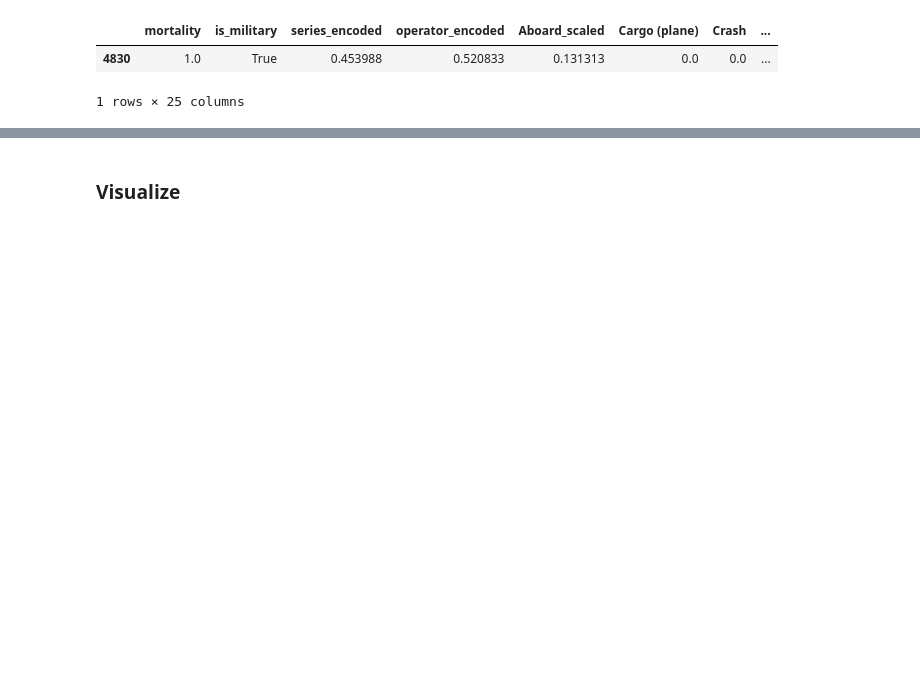
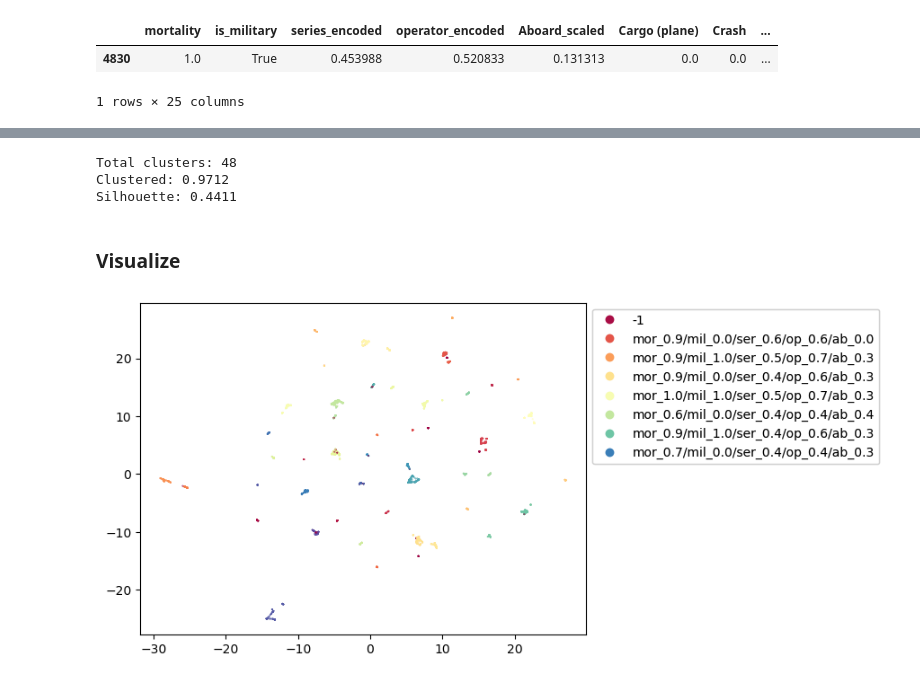
Before and after one commit to programmersockson/air-crash-data-analysis, a Jupyter notebook: 2. airplane_crashes.ipynb, the cells around one changed output, grey strips where cells are left out. Drawn from its saved outputs; the diff is of its cells as text; code cells hidden in the pictures; blank space fills up the shorter version.

```diff
--- a/2. airplane_crashes.ipynb
+++ b/2. airplane_crashes.ipynb
@@ -629,0 +615,15 @@ crashes[crashes_cluster_2.cluster == index][cols_to_show].describe()
+# %%
+hdbscan_model = HDBSCAN(min_cluster_size=32, min_samples=1, prediction_data=False)
+clusters_hdbscan_2 = hdbscan_model.fit_predict(crashes_cluster_2)
+
+clusters_hdbscan_2_names = get_cluster_names(crashes_cluster_2, clusters_hdbscan_2)
+clusters_hdbscan_2_names[-1] = -1
+
+clustered = (clusters_hdbscan_2 >= 0)
+print(f"Total clusters: {len(set(clusters_hdbscan_2))}")
+print(f"Clustered: {(np.sum(clustered) / len(clusters_hdbscan_2)):.4f}")
+print(f"Silhouette: {silhouette_score(crashes_cluster_2, clusters_hdbscan_2):.4f}")
+# %% [output]
+Total clusters: 48
+Clustered: 0.9712
+Silhouette: 0.4411
@@ -634,0 +652,7 @@ plot_clusters(reduced_emb_2, clusters_2, cluster_names_2)
+# %%
+umap_encoder = UMAP(n_neighbors=100, n_components=2, min_dist=0.0, metric='cosine', random_state=42)
+reduced_emb_2 = umap_encoder.fit_transform(crashes_cluster_2)
+# %%
+plot_clusters(reduced_emb_2, clusters_hdbscan_2, clusters_hdbscan_2_names)
+# %% [output]
+[figure, added]
```
Also changed, not shown: parts of 35 cells of this notebook.
